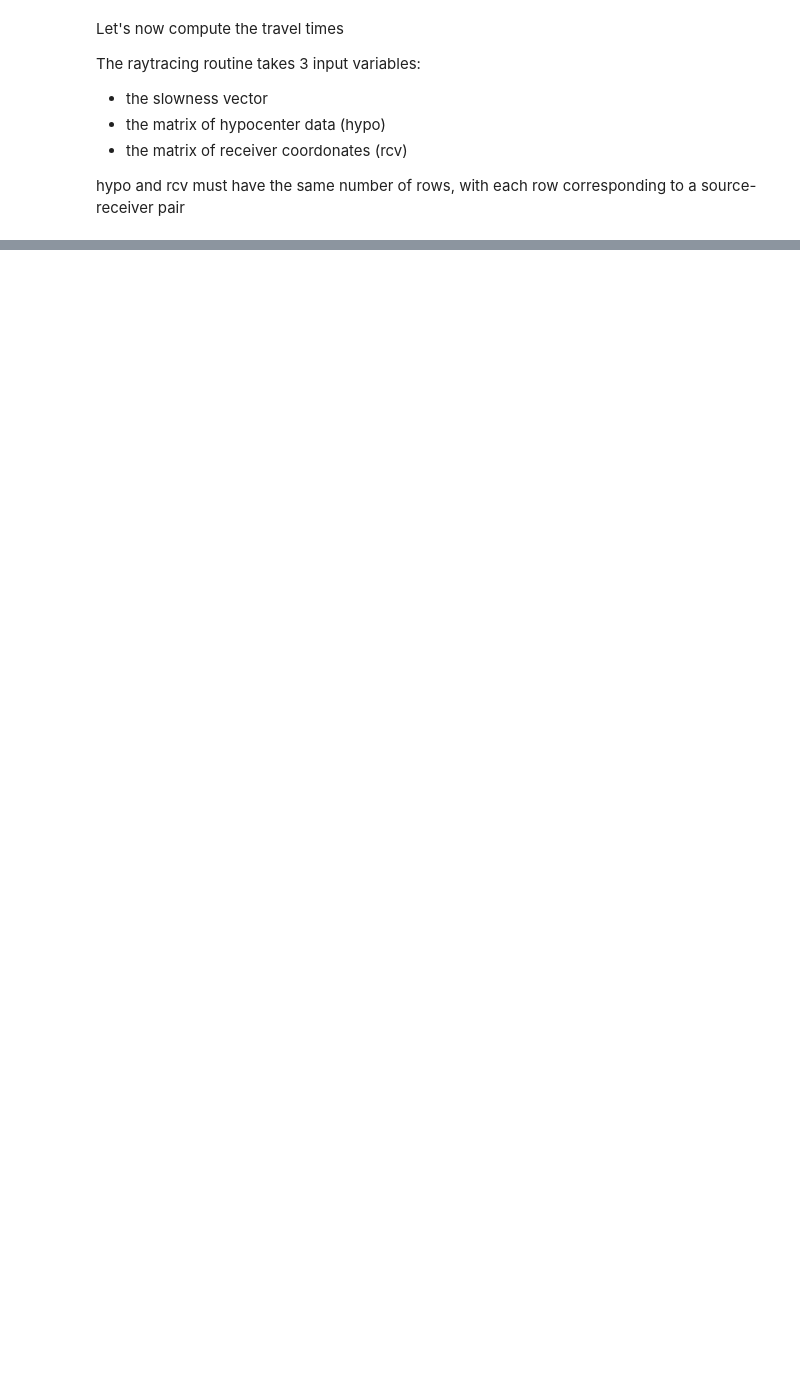
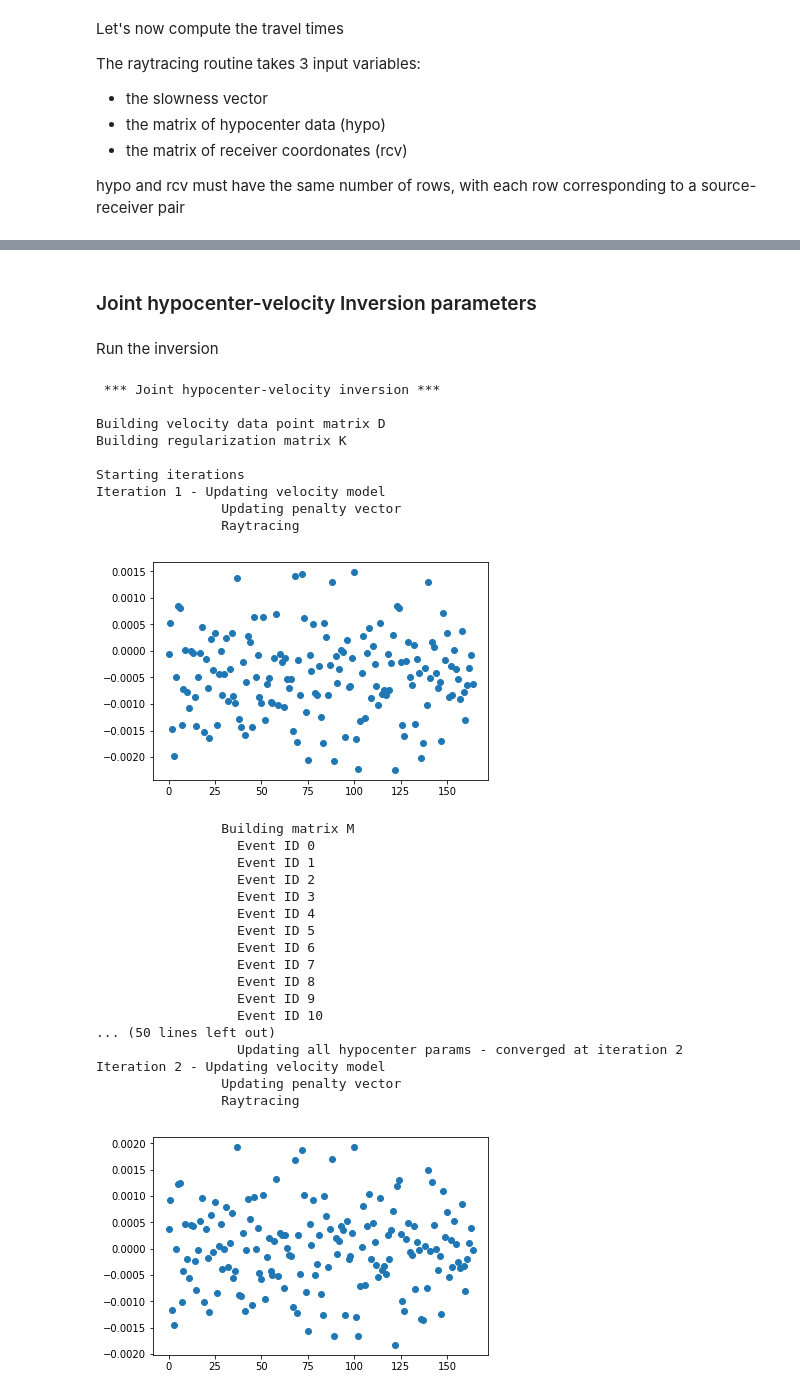
Before and after one commit to groupeLIAMG/hypopy, a Jupyter notebook: hypopy-tutorial.ipynb, the cells around one changed output, grey strips where cells are left out. Saved outputs shown, nothing was run; the diff lists cells and outputs as text; code cells hidden in the pictures; blank space fills up the shorter version.

```diff
--- a/hypopy-tutorial.ipynb
+++ b/hypopy-tutorial.ipynb
@@ -84,0 +117,3 @@ tt = g.raytrace(slowness, src, rcv)
+# %%
+Vpts = np.array([[Vz[1], 110.0, 110.0, z[1]+50.],
+                 [4000.0 + 5*(11.-50.), 112.0, 148.0, 11.0]])
@@ -84,0 +124,31 @@ tt = g.raytrace(slowness, src, rcv)
+# %%
+ncal = 3
+cal = np.vstack((5+np.arange(ncal),
+                 np.zeros(ncal),
+                 160. +  5.*np.random.randn(ncal),
+                 130. +  5.*np.random.randn(ncal),
+                   5. +     np.random.randn(ncal))).T
+
+cal = np.kron(cal,np.ones((nsta,1)))
+rcv = np.array([[112., 115., 13.],
+                [151., 117., 17.],
+                [180., 115., 16.],
+                [113., 145., 11.],
+                [160., 150., 17.],
+                [185., 149., 15.],
+                [117., 184., 11.],
+                [155., 192.,  9.],
+                [188., 188., 10.],
+                [188., 186., 30.],
+                [188., 183., 60.]])
+rcv = np.kron(np.ones((ncal,1)), rcv)
+
+ind = np.ones(rcv.shape[0], dtype=bool)
+ind[3] = 0
+ind[13] = 0
+ind[15] = 0
+cal = cal[ind,:]
+rcv = rcv[ind,:]
+
+tcal = g.raytrace(slowness, cal, rcv)
+caldata = np.column_stack((cal[:,0], tcal, rcv, cal[:,2:]))
@@ -84,0 +157,2 @@ tt = g.raytrace(slowness, src, rcv)
+# %%
+hinit, res = hypo.hypoloc(data, V=4000., hinit=hinit, maxit=15, convh=1., verbose=True)
@@ -84,0 +177,42 @@ tt = g.raytrace(slowness, src, rcv)
+# %% [markdown]
+### Joint hypocenter-velocity Inversion parameters
+# %%
+Vlim = (3500., 4500., 1.0)
+dmax = (50., 5., 2.e-3)
+lagran = (1., 1., 1., 1.)
+
+par = hypo.InvParams(maxit=2, maxit_hypo=10, conv_hypo=2, Vlim=Vlim, dmax=dmax,
+                     lagrangians=lagran, invert_vel=True, verbose=True)
+# %% [markdown]
+Run the inversion
+# %%
+h, V, sc, res = hypo.jointHypoVel(par, g, data, Vinit, hinit, caldata=caldata, Vpts=Vpts)
+# %% [output]
+ *** Joint hypocenter-velocity inversion ***
+
+Building velocity data point matrix D
+Building regularization matrix K
+
+Starting iterations
+Iteration 1 - Updating velocity model
+                Updating penalty vector
+                Raytracing
+[figure, added]
+                Building matrix M
+                  Event ID 0
+                  Event ID 1
+                  Event ID 2
+                  Event ID 3
+                  Event ID 4
+                  Event ID 5
+                  Event ID 6
+                  Event ID 7
+                  Event ID 8
+                  Event ID 9
+                  Event ID 10
+... (50 lines left out)
+                  Updating all hypocenter params - converged at iteration 2
+Iteration 2 - Updating velocity model
+                Updating penalty vector
+                Raytracing
+[figure, added]
```
Also changed, not shown: parts of 17 cells of this notebook.
